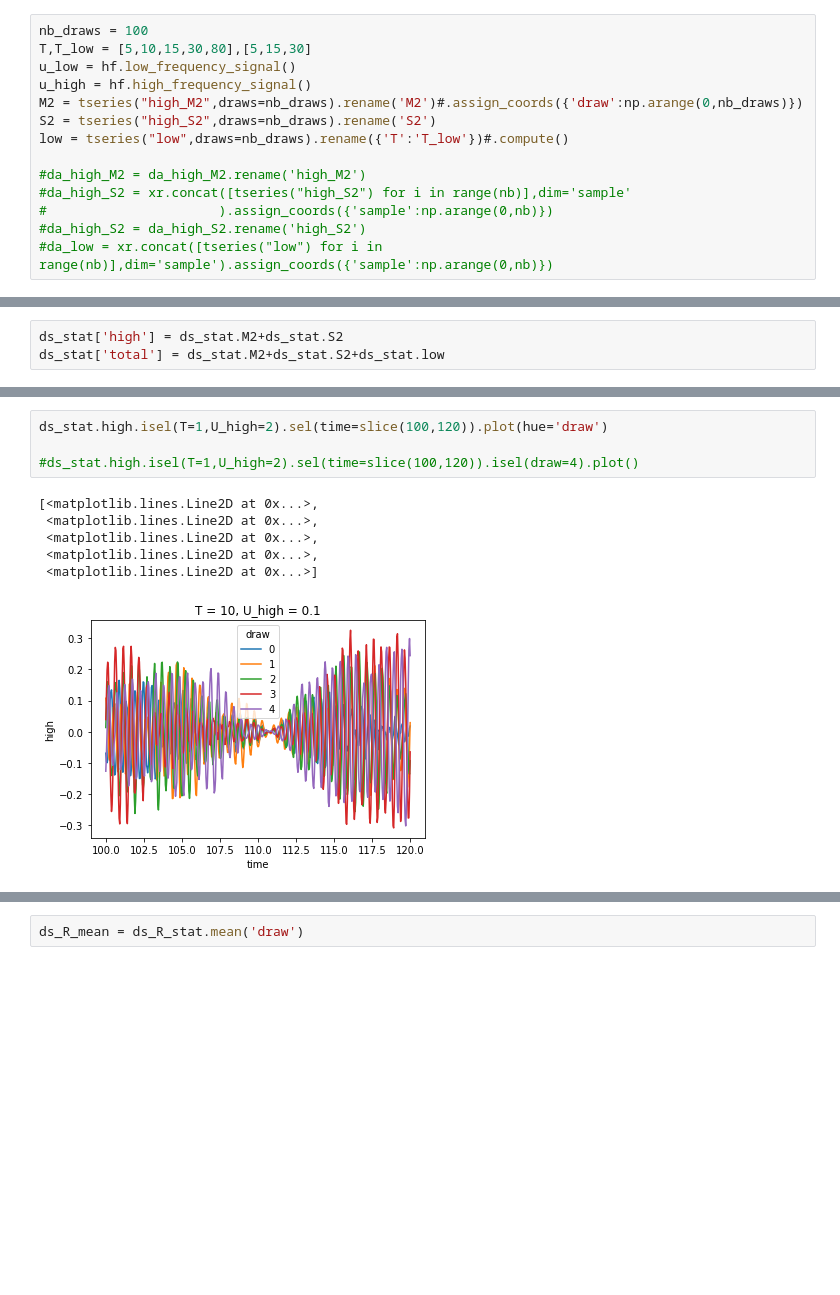
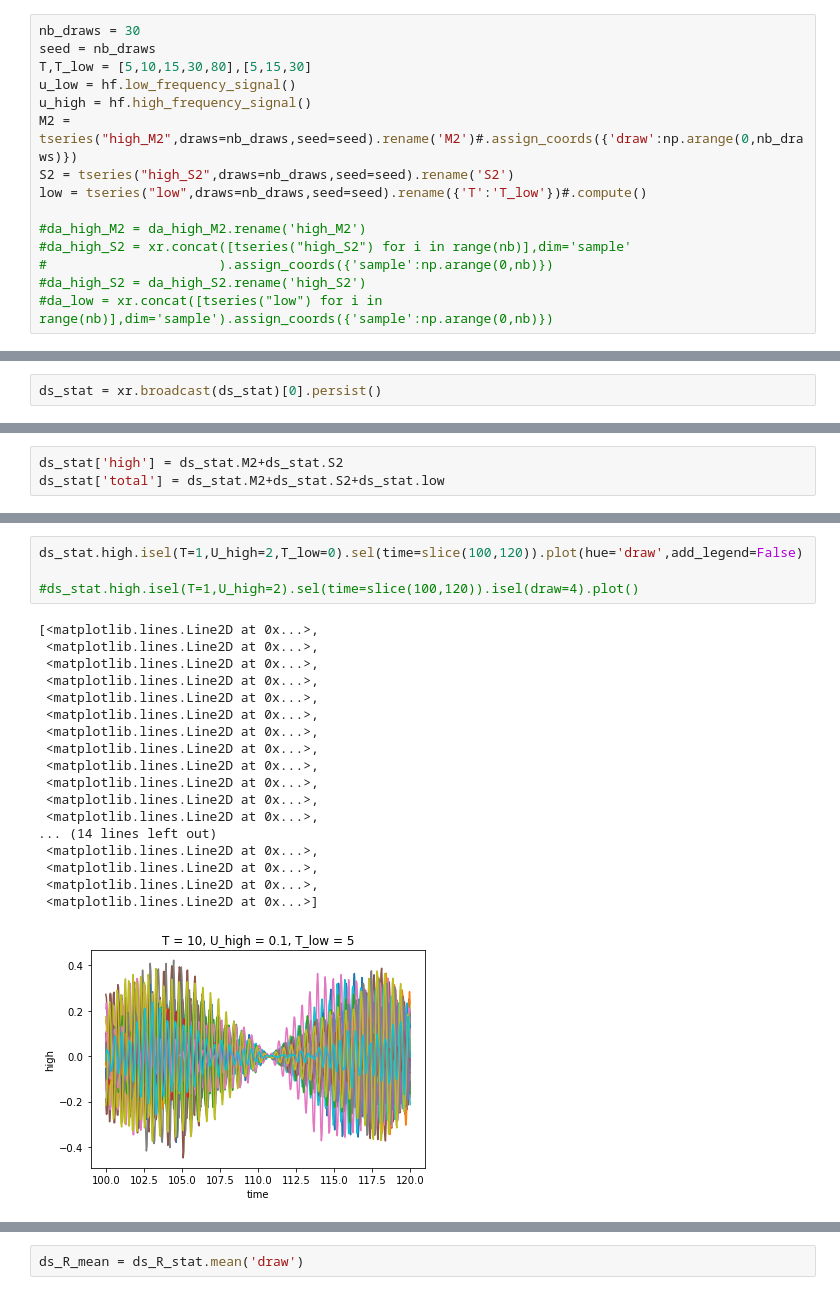
Before and after one commit to zcasparco/equinox_phd, a Jupyter notebook: synthetic_stats/bpassed_hilbert.ipynb, the cells around one changed output, grey strips where cells are left out. Saved outputs shown, nothing was run; the diff lists cells and outputs as text; blank space fills up the shorter version.

```diff
--- a/synthetic_stats/bpassed_hilbert.ipynb
+++ b/synthetic_stats/bpassed_hilbert.ipynb
@@ -387,13 +387,14 @@ Comparison to monochromatic signal :
 
 The oscillations observed for $\tilde T\leq T_\omega$ observed in the monochromatic case are not observed anymore. The fact that the decorrelation timescale is shorter than the spring neap cycle seems to have a dominiant effect and creates oscillations even in cases of large enough bandwidth ($\tilde T \geq T_\omega$)
 # %%
-nb_draws = 100
+nb_draws = 30
+seed = nb_draws
 T,T_low = [5,10,15,30,80],[5,15,30]
 u_low = hf.low_frequency_signal()
 u_high = hf.high_frequency_signal()
-M2 = tseries("high_M2",draws=nb_draws).rename('M2')#.assign_coords({'draw':np.arange(0,nb_draws)})
-S2 = tseries("high_S2",draws=nb_draws).rename('S2')
-low = tseries("low",draws=nb_draws).rename({'T':'T_low'})#.compute()
+M2 = tseries("high_M2",draws=nb_draws,seed=seed).rename('M2')#.assign_coords({'draw':np.arange(0,nb_draws)})
+S2 = tseries("high_S2",draws=nb_draws,seed=seed).rename('S2')
+low = tseries("low",draws=nb_draws,seed=seed).rename({'T':'T_low'})#.compute()
 
 #da_high_M2 = da_high_M2.rename('high_M2')
 #da_high_S2 = xr.concat([tseries("high_S2") for i in range(nb)],dim='sample'
@@ -449 +450,3 @@ U_low :
 Attributes: (0)
+# %%
+ds_stat = xr.broadcast(ds_stat)[0].persist()
@@ -484,14 +478,26 @@ ax[1].legend()
 # %%
-ds_stat.high.isel(T=1,U_high=2).sel(time=slice(100,120)).plot(hue='draw')
+ds_stat.high.isel(T=1,U_high=2,T_low=0).sel(time=slice(100,120)).plot(hue='draw',add_legend=False)
 
 #ds_stat.high.isel(T=1,U_high=2).sel(time=slice(100,120)).isel(draw=4).plot()
 # %% [output]
 [<matplotlib.lines.Line2D at 0x...>,
  <matplotlib.lines.Line2D at 0x...>,
  <matplotlib.lines.Line2D at 0x...>,
  <matplotlib.lines.Line2D at 0x...>,
+ <matplotlib.lines.Line2D at 0x...>,
+ <matplotlib.lines.Line2D at 0x...>,
+ <matplotlib.lines.Line2D at 0x...>,
+ <matplotlib.lines.Line2D at 0x...>,
+ <matplotlib.lines.Line2D at 0x...>,
+ <matplotlib.lines.Line2D at 0x...>,
+ <matplotlib.lines.Line2D at 0x...>,
+ <matplotlib.lines.Line2D at 0x...>,
+... (14 lines left out)
+ <matplotlib.lines.Line2D at 0x...>,
+ <matplotlib.lines.Line2D at 0x...>,
+ <matplotlib.lines.Line2D at 0x...>,
  <matplotlib.lines.Line2D at 0x...>]
-[figure, old version]
+[figure, new version]
 # %%
 Tw = [15,30,60]
 dband = [0.1,0.2,0.3]
```
Also changed, not shown: parts of 14 cells of this notebook.
